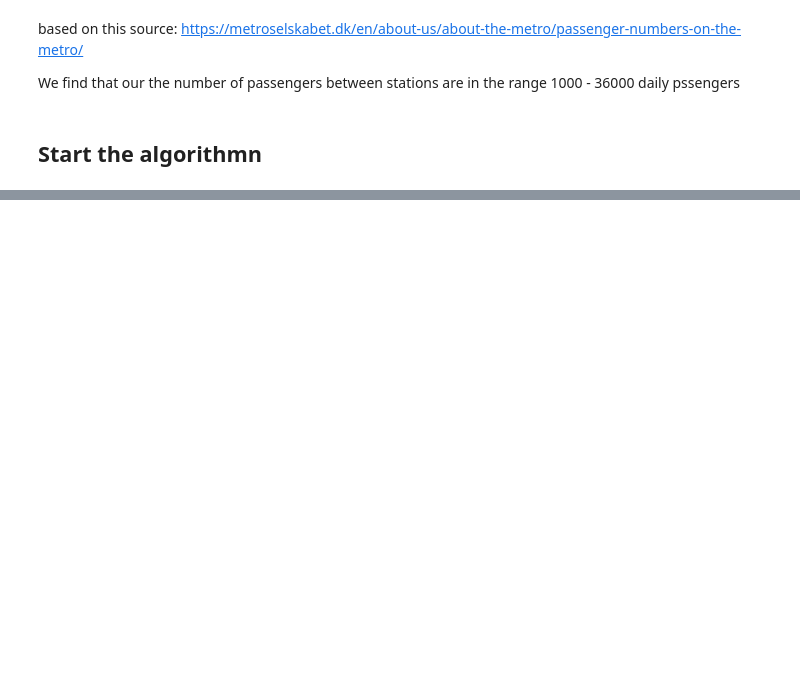
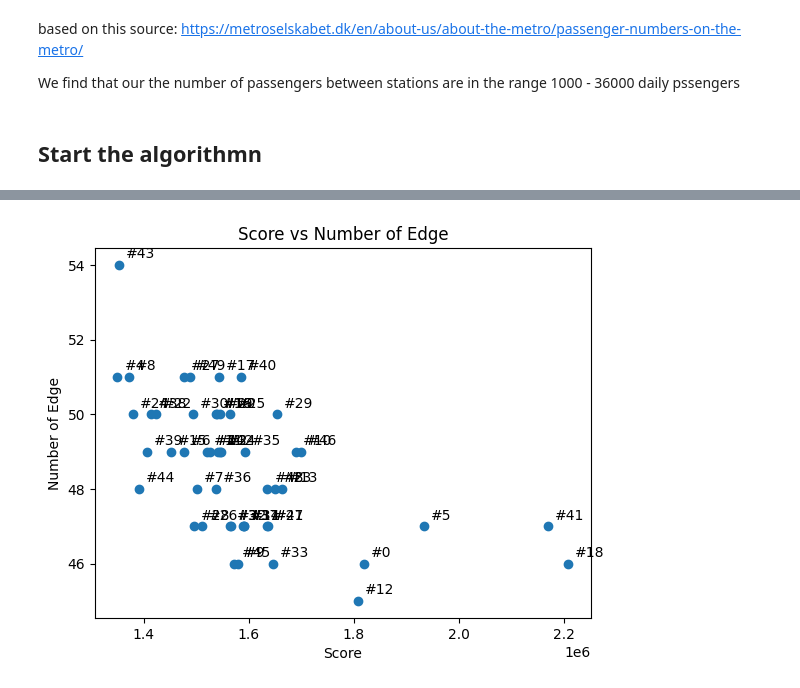
Before and after one commit to jevgbur/Genetic-algorithms-metro-optimization, a Jupyter notebook: basic_genetic/Basic_genetic_activity.ipynb, the cells around one changed output, grey strips where cells are left out. Drawn from its saved outputs; the diff is of its cells as text; code cells hidden in the pictures; blank space fills up the shorter version.

```diff
--- a/basic_genetic/Basic_genetic_activity.ipynb
+++ b/basic_genetic/Basic_genetic_activity.ipynb
@@ -364,0 +345,18 @@ plt.show()
+# %%
+x = [d["Score"] for d in accepted_kids]
+y = [d["Number of edges"] for d in accepted_kids]
+
+for i in range(len(x)):
+    plt.annotate(f"#{i}",
+                 (x[i], y[i]),
+                 textcoords="offset points",
+                 xytext=(5,5),
+                 ha='left')
+
+plt.scatter(x, y)
+plt.xlabel("Score")
+plt.ylabel("Number of Edge")
+plt.title("Score vs Number of Edge")
+plt.show()
+# %% [output]
+[figure, added]
```
Also changed, not shown: parts of 3 cells of this notebook.
